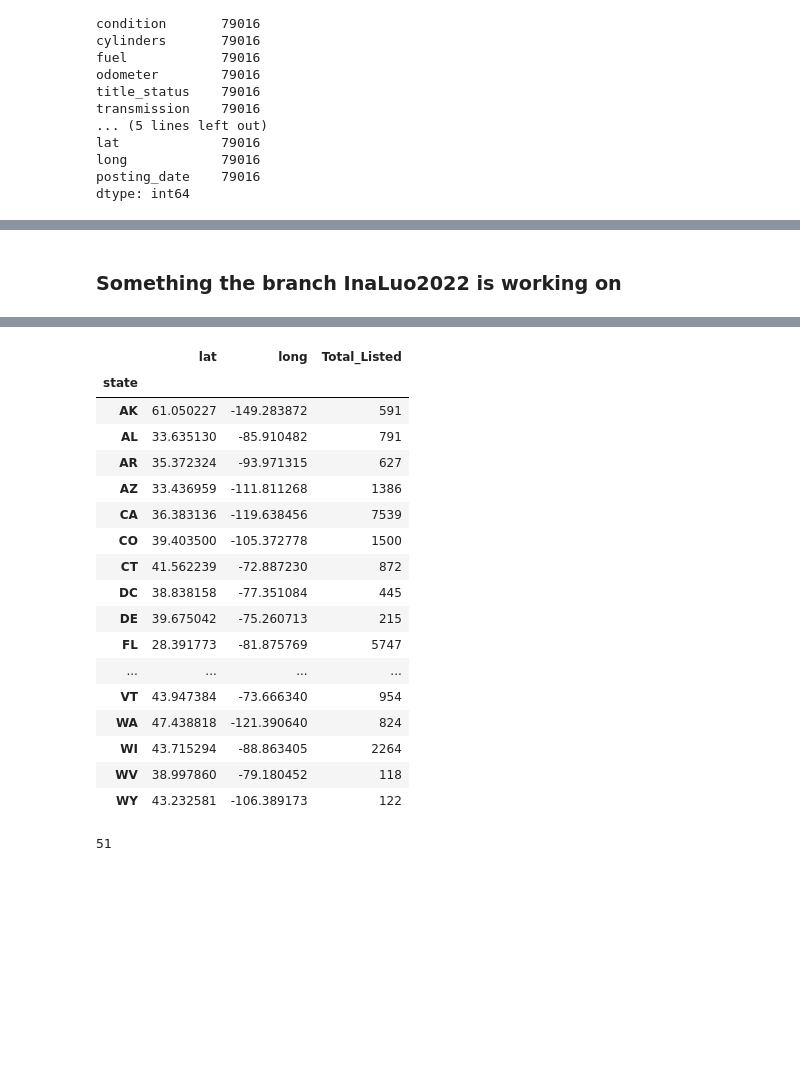
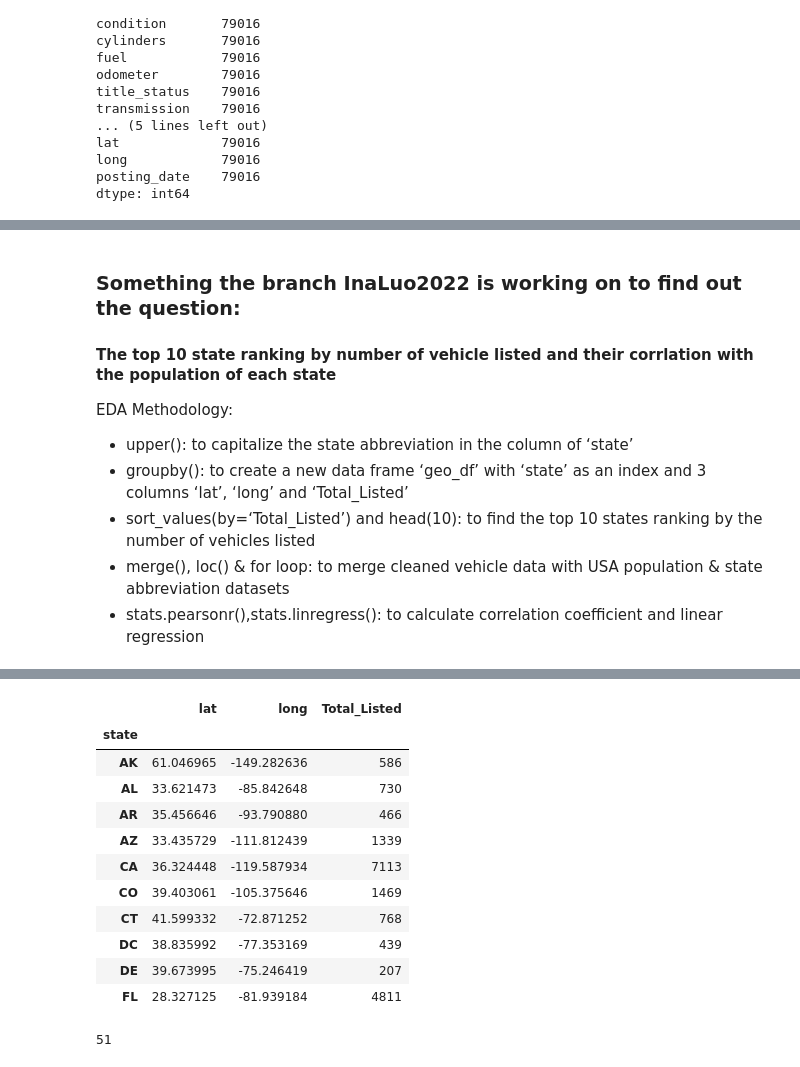
Before and after one commit to Tim-U-12/bootcamp_project_one, a Jupyter notebook: vehicles_data_cleaned.ipynb, the cells around one changed output, grey strips where cells are left out. Drawn from its saved outputs; the diff is of its cells as text; code cells hidden in the pictures; blank space fills up the shorter version.

```diff
--- a/vehicles_data_cleaned.ipynb
+++ b/vehicles_data_cleaned.ipynb
@@ -146,3 +146,17 @@ vehicles_sorted.head()
 | 59 | 7313406529 | auburn | 14000 | 2012.0 | honda | odyssey | excellent | 6 cylinders | gas | 95000.0 | ... |
 | 65 | 7312847466 | auburn | 22500 | 2001.0 | ford | f450 | good | 8 cylinders | diesel | 144700.0 | ... |
 | 73 | 7312144944 | auburn | 15000 | 2017.0 | dodge | charger rt 4dr sedan | excellent | 8 cylinders | gas | 90000.0 | ... |
+# %%
+# Remove the outlier price
+vehicles_price_out = vehicles_sorted[((vehicles_sorted["price"] != 1234) &
+                                  (vehicles_sorted["price"] != 12345) &
+                                  (vehicles_sorted["price"] != 123456) &
+                                  (vehicles_sorted["price"] != 1234567) &
+                                  (vehicles_sorted["price"] != 12345678) &
+                                  (vehicles_sorted["price"] != 123456789) &
+                                  (vehicles_sorted["price"] != 1234567890))]
+vehicles_price_out.head()
+
+# Remove the outlier price
+vehicles_price = vehicles_price_out[((vehicles_sorted["price"] > 1000) & (vehicles_sorted["price"] < 200000))]
+vehicles_price.head()
@@ -149,6 +170,6 @@ vehicles_sorted.head()
 # %%
 # Create a dataset after data clean with dropna, duplicate and unique function
-vehicles_cleaned_df = vehicles_sorted.reset_index(drop = True)
+vehicles_cleaned_df = vehicles_price.reset_index(drop = True)
 vehicles_cleaned_df.head()
 # %% [output]
 |  | id | region | price | year | manufacturer | model | condition | cylinders | fuel | odometer | ... |
@@ -182,7 +203,16 @@ dtype: int64
 # saved the cleaned dataset into output_data folder and ready for data analysis
 vehicles_cleaned_df.to_csv("output_data/vehicles_cleaned.csv")
 # %% [markdown]
-### Something the branch InaLuo2022 is working on
+### Something the branch InaLuo2022 is working on to find out the question:
+
+#### The top 10 state ranking by number of vehicle listed and their corrlation with the population of each state
+
+EDA Methodology:
+-	upper(): to capitalize the state abbreviation in the column of ‘state’
+-	groupby(): to create a new data frame ‘geo_df’ with ‘state’ as an index and 3 columns ‘lat’, ‘long’ and ‘Total_Listed’
+-	sort_values(by=‘Total_Listed’) and head(10): to find the top 10 states ranking by the number of vehicles listed
+-	merge(), loc() & for loop: to merge cleaned vehicle data with USA population & state abbreviation datasets
+-	stats.pearsonr(),stats.linregress(): to calculate correlation coefficient and linear regression
 # %%
 # Upper the state abbreviation
 vehicles_cleaned_df['state'] = vehicles_cleaned_df['state'].str.upper()
@@ -197,31 +227,25 @@ vehicles_cleaned_df.head()
 # %%
 # Create a new dataframe geo_df with geographic allocation lantitude and longtitude for the listed used car by groupby operations
 lat = vehicles_cleaned_df.groupby(['state']).mean()['lat']
 geo_df = lat.to_frame()
 long = vehicles_cleaned_df.groupby(['state']).mean()['long']
 list_number = vehicles_cleaned_df.groupby(['state']).count()['id']
 geo_df['long'] = long.values
 geo_df['Total_Listed'] = list_number.values
-geo_df
+geo_df.head(10)
 # %% [output]
 |  | lat | long | Total_Listed |
 | state |  |  |  |
-| AK | 61.050227 | -149.283872 | 591 |
-| AL | 33.635130 | -85.910482 | 791 |
-| AR | 35.372324 | -93.971315 | 627 |
-| AZ | 33.436959 | -111.811268 | 1386 |
-| CA | 36.383136 | -119.638456 | 7539 |
-| CO | 39.403500 | -105.372778 | 1500 |
-| CT | 41.562239 | -72.887230 | 872 |
-| DC | 38.838158 | -77.351084 | 445 |
-| DE | 39.675042 | -75.260713 | 215 |
-| FL | 28.391773 | -81.875769 | 5747 |
-| ... | ... | ... | ... |
-| VT | 43.947384 | -73.666340 | 954 |
-| WA | 47.438818 | -121.390640 | 824 |
-| WI | 43.715294 | -88.863405 | 2264 |
-| WV | 38.997860 | -79.180452 | 118 |
-| WY | 43.232581 | -106.389173 | 122 |
+| AK | 61.046965 | -149.282636 | 586 |
+| AL | 33.621473 | -85.842648 | 730 |
+| AR | 35.456646 | -93.790880 | 466 |
+| AZ | 33.435729 | -111.812439 | 1339 |
+| CA | 36.324448 | -119.587934 | 7113 |
+| CO | 39.403061 | -105.375646 | 1469 |
+| CT | 41.599332 | -72.871252 | 768 |
+| DC | 38.835992 | -77.353169 | 439 |
+| DE | 39.673995 | -75.246419 | 207 |
+| FL | 28.327125 | -81.939184 | 4811 |
 # %%
 # Count total number of states in the data frame
 geo_df.count()['Total_Listed']
```
Also changed, not shown: parts of 15 cells of this notebook.
